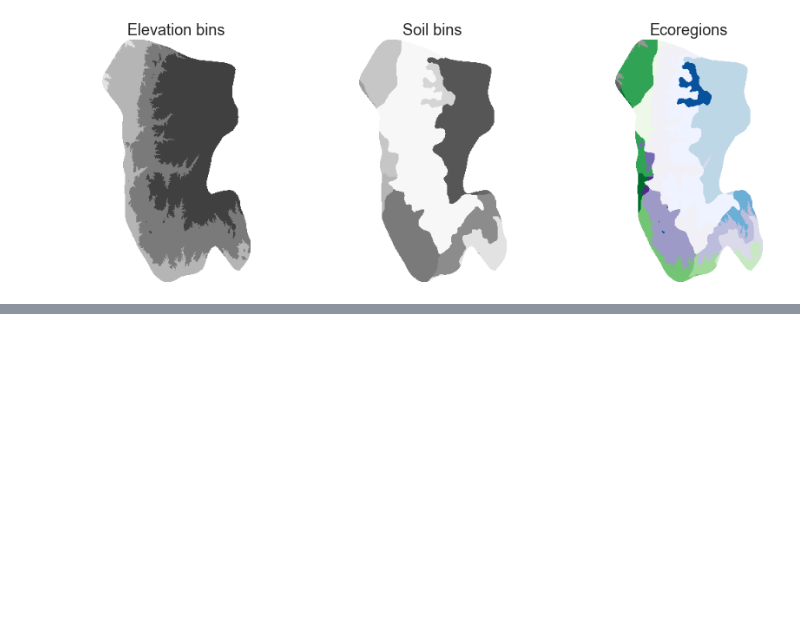
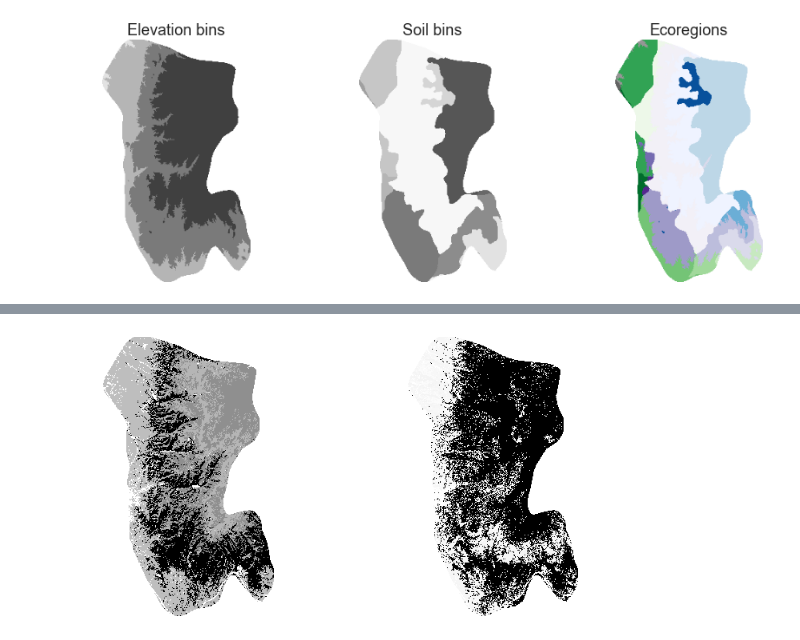
Before and after one commit to djkrofch/SantaFe_Fireshed, a Jupyter notebook: SF_Fireshed_Prep.ipynb, the cells around one changed output, grey strips where cells are left out. Cells and saved outputs as stored; diff of their text form; code cells hidden in the pictures; blank space fills up the shorter version.

Commit message:
Added rasters for IC and forest types
looks like the no data values are non zero... going to have to probably
re-export them as the correct data type, and set nodata=0

```diff
--- a/SF_Fireshed_Prep.ipynb
+++ b/SF_Fireshed_Prep.ipynb
@@ -141,0 +152,9 @@ ax3.set_title('Ecoregions')
+# %%
+fortype  = importRaster(rasters + 'SFF_initialforesttypes.tif')
+SFFic    = importRaster(rasters + 'SFF_initialcommunities.tif')
+
+f, (ax1, ax2) = plt.subplots(1,2, figsize = (10,5))
+plotRaster(fortype, vmin = 0, vmax = 500, ax = ax1)
+plotRaster(SFFic,   vmin = 0, vmax = 500, ax = ax2)
+# %% [output]
+[figure, added]
```
Also changed, not shown: parts of 2 cells of this notebook.
